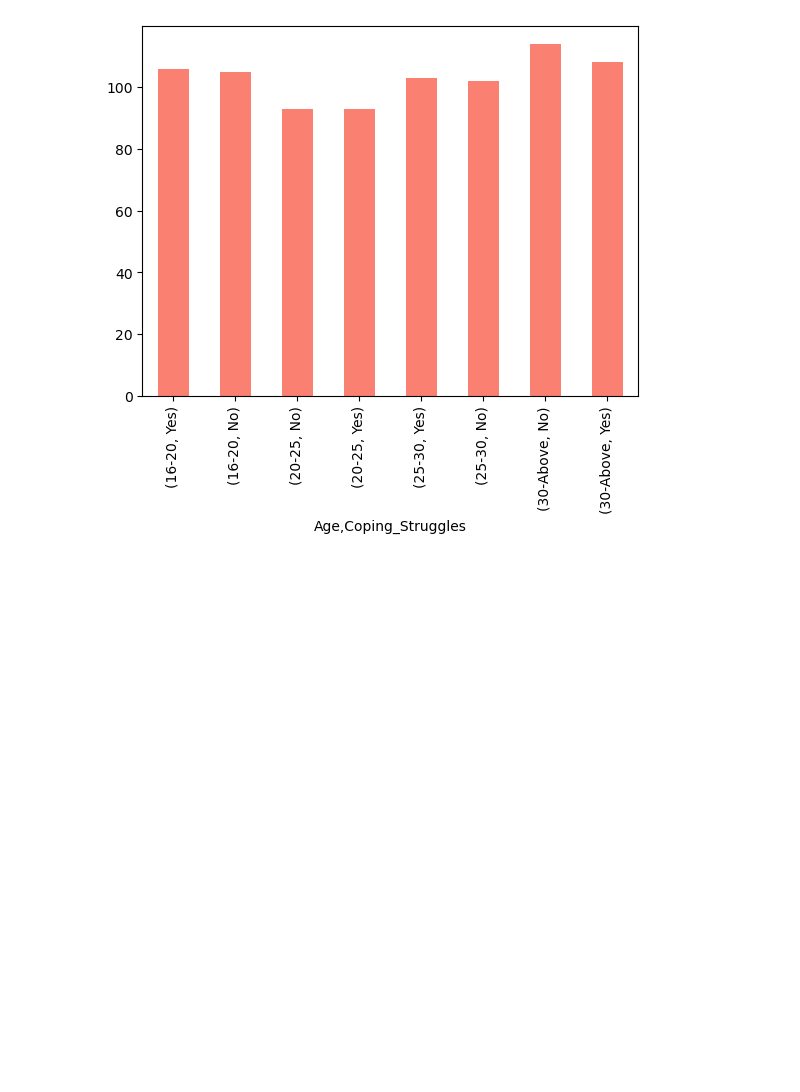
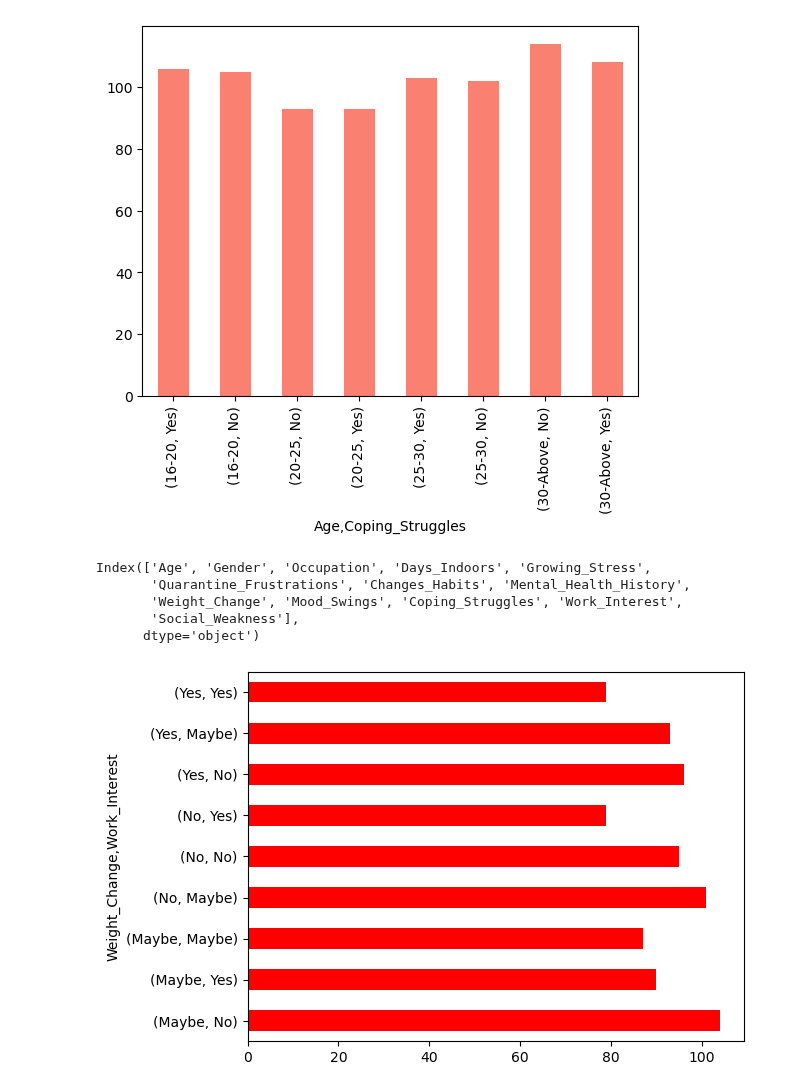
Before and after one commit to msnkr/python_projects, a Jupyter notebook: ML/mental-health-data/mental_health.ipynb, the cells around one changed output. Cells and saved outputs as stored; diff of their text form; code cells hidden in the pictures; blank space fills up the shorter version.

```diff
--- a/ML/mental-health-data/mental_health.ipynb
+++ b/ML/mental-health-data/mental_health.ipynb
@@ -34,3 +34,16 @@ grouped = df.groupby("Age")
 grouped["Coping_Struggles"].value_counts().plot(kind="bar", color="salmon");
 # %% [output]
 [figure]
+# %%
+df.columns
+# %% [output]
+Index(['Age', 'Gender', 'Occupation', 'Days_Indoors', 'Growing_Stress',
+       'Quarantine_Frustrations', 'Changes_Habits', 'Mental_Health_History',
+       'Weight_Change', 'Mood_Swings', 'Coping_Struggles', 'Work_Interest',
+       'Social_Weakness'],
+      dtype='object')
+# %%
+grouped_weight = df.groupby("Weight_Change")
+grouped_weight["Work_Interest"].value_counts().plot(kind="barh", color="red");
+# %% [output]
+[figure, added]
```
Also changed, not shown: parts of 1 cell of this notebook.
